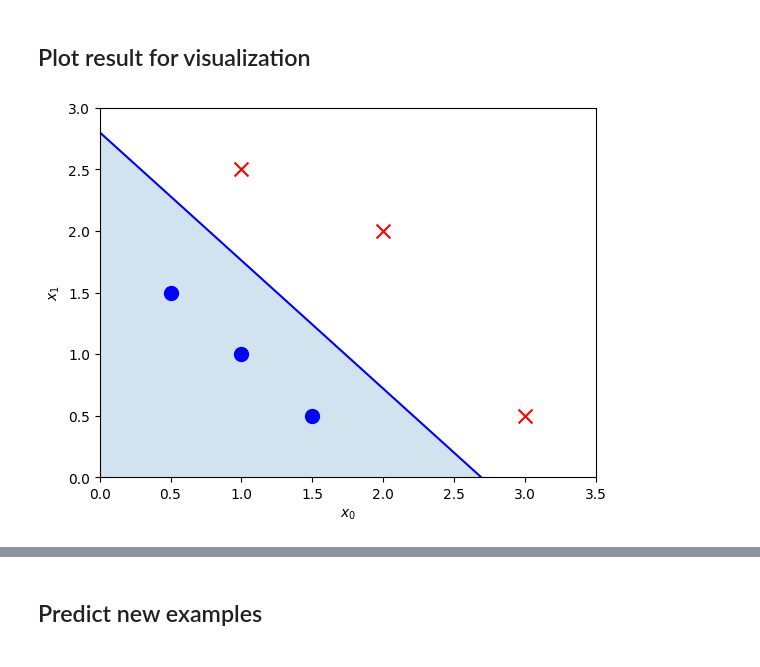
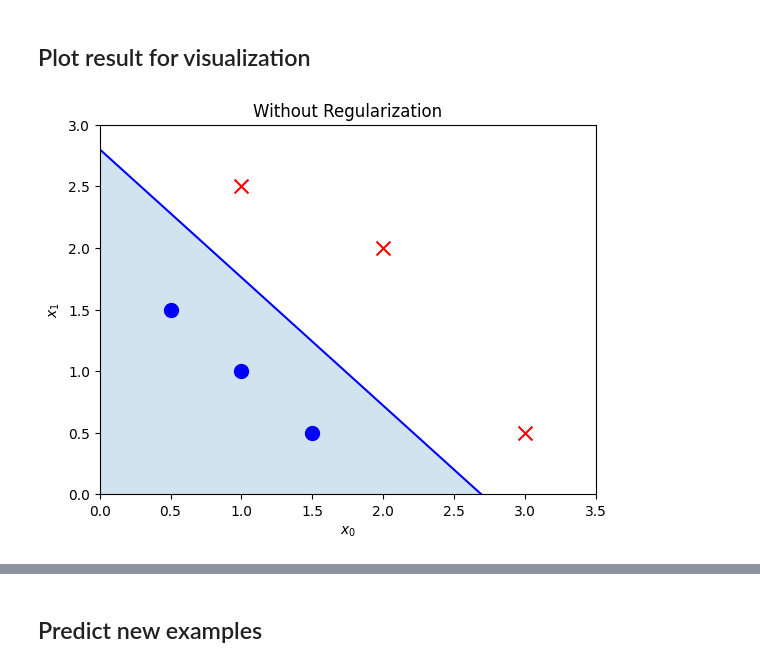
Before and after one commit to lam-thai-nguyen/Titanic-Binary-Classification, a Jupyter notebook: example.ipynb, the cells around one changed output, grey strips where cells are left out. Cells and saved outputs as stored; diff of their text form; code cells hidden in the pictures.

Commit message:
add regularization example

```diff
--- a/example.ipynb
+++ b/example.ipynb
@@ -98,14 +119,15 @@ optimal parameters w:[5.28123029 5.07815608], b:-14.222409982019837
 # %%
 x0 = np.arange(0, 4)
 x1 = (- b_out - w_out[0] * x0) / w_out[1]
 plt.plot(x0, x1, c="b")
 plt.fill_between(x0, x1, alpha=0.2)
 
 for i in range(len(X_train)):
     plt.scatter(X_train[i, 0], X_train[i, 1], c=colors[y_train[i]], marker=markers[y_train[i]], s=100)
 plt.xlabel(r'$x_0$')
 plt.ylabel(r'$x_1$')
 plt.axis([0, 3.5, 0, 3])
+plt.title("Without Regularization")
 plt.show()
 # %% [output]
-[figure, old version]
+[figure, new version]
```
Also changed, not shown: parts of 3 cells of this notebook.
